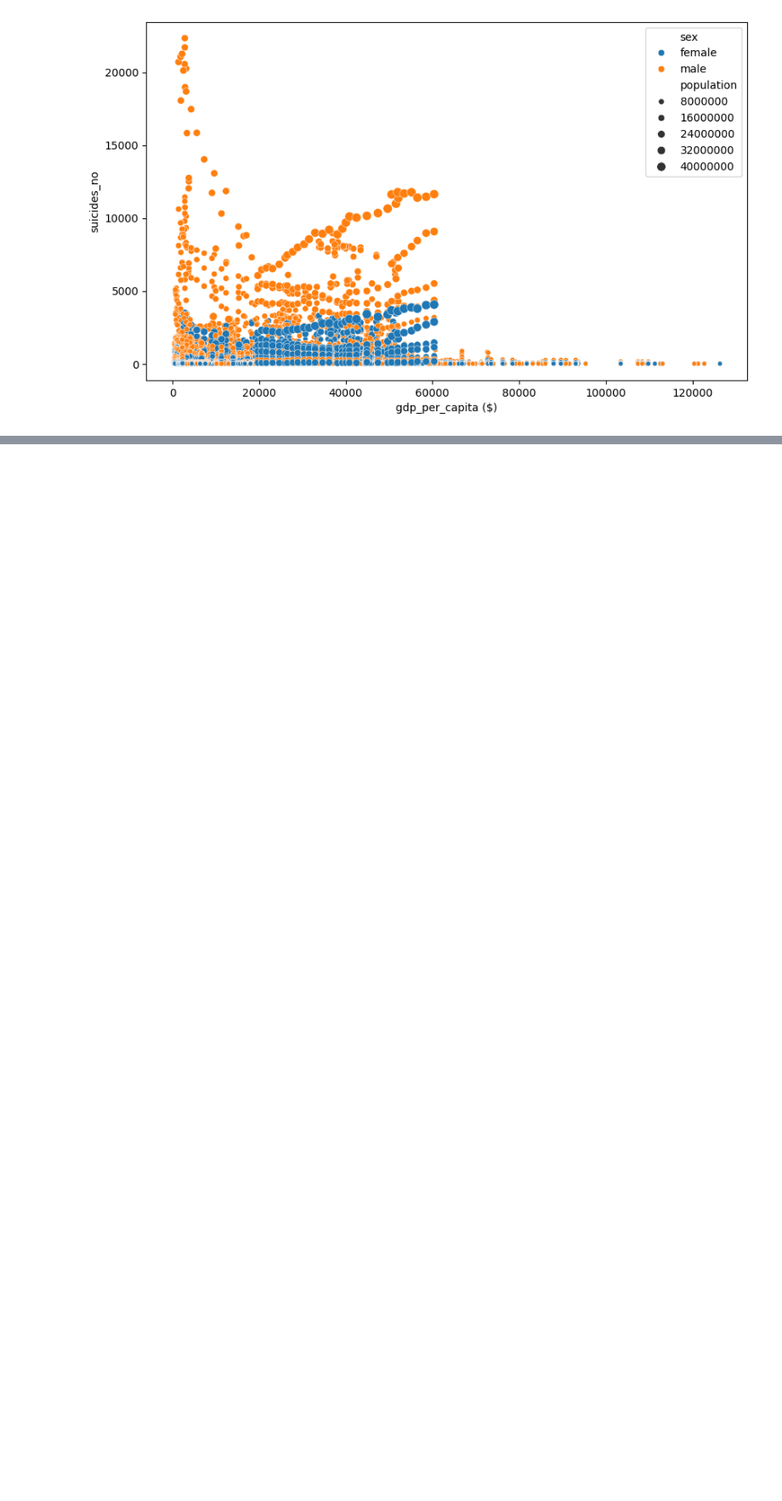
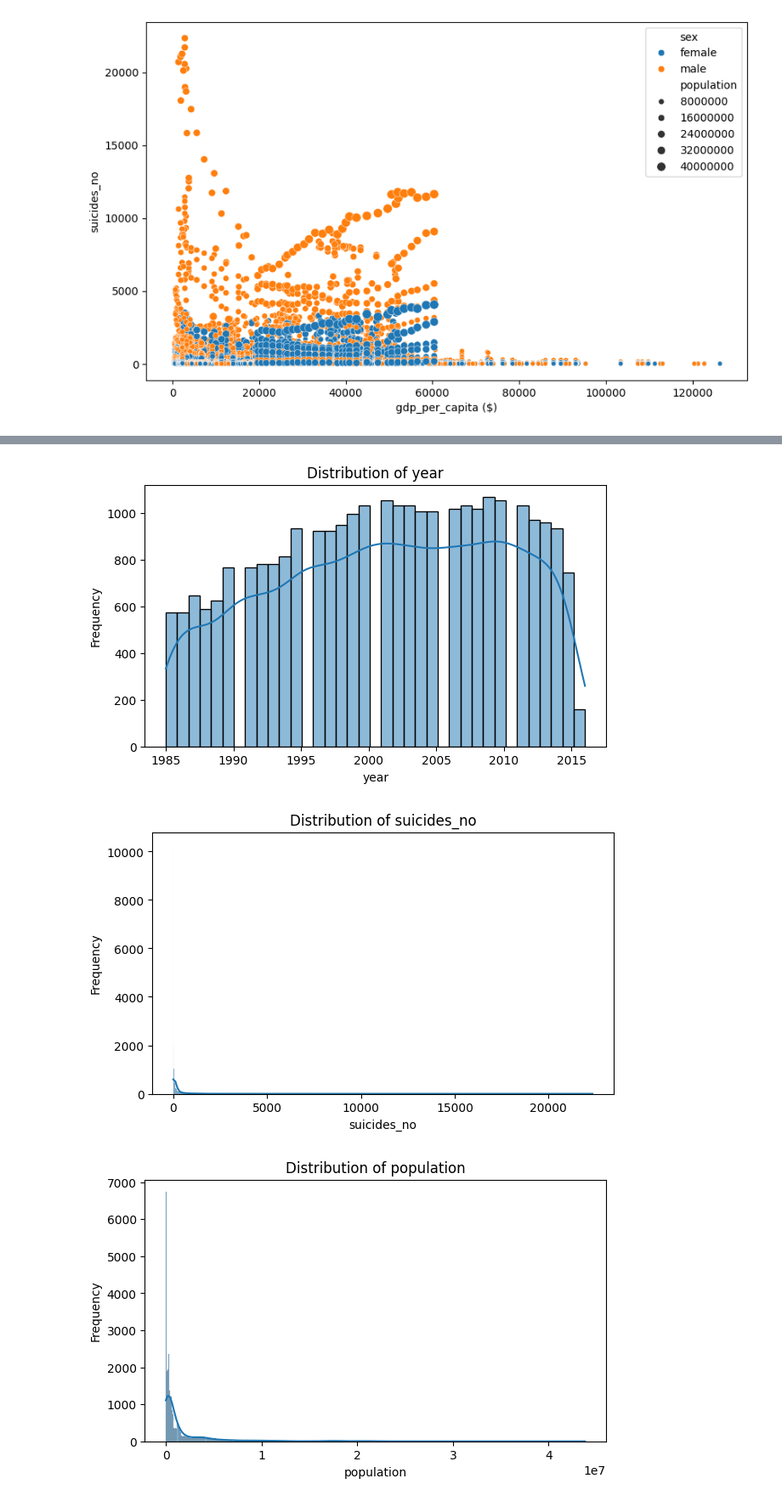
Before and after one commit to siva11217/SivaEDAProject, a Jupyter notebook: 23BDS0156__P1.ipynb, the cells around one changed output, grey strips where cells are left out. Shown at 85% size. Cells and saved outputs as stored; diff of their text form; code cells hidden in the pictures; blank space fills up the shorter version.

```diff
--- a/23BDS0156__P1.ipynb
+++ b/23BDS0156__P1.ipynb
@@ -146,0 +185,9 @@ plt.show()
+# %%
+numeric_cols = df.select_dtypes(include=np.number).columns
+
+for col in numeric_cols:
+    print("\n", col)
+    print("Mean:", df[col].mean())
+    print("Median:", df[col].median())
+    print("Variance:", df[col].var())
+    print("Standard Deviation:", df[col].std())
@@ -146,0 +212,12 @@ plt.show()
+# %%
+for col in numeric_cols:
+    plt.figure(figsize=(7,4))
+    sns.histplot(df[col].dropna(), kde=True)
+    plt.title("Distribution of " + col)
+    plt.xlabel(col)
+    plt.ylabel("Frequency")
+    plt.show()
+# %% [output]
+[figure, added]
+[figure, added]
+[figure, added]
```
Also changed, not shown: parts of 25 cells of this notebook.
